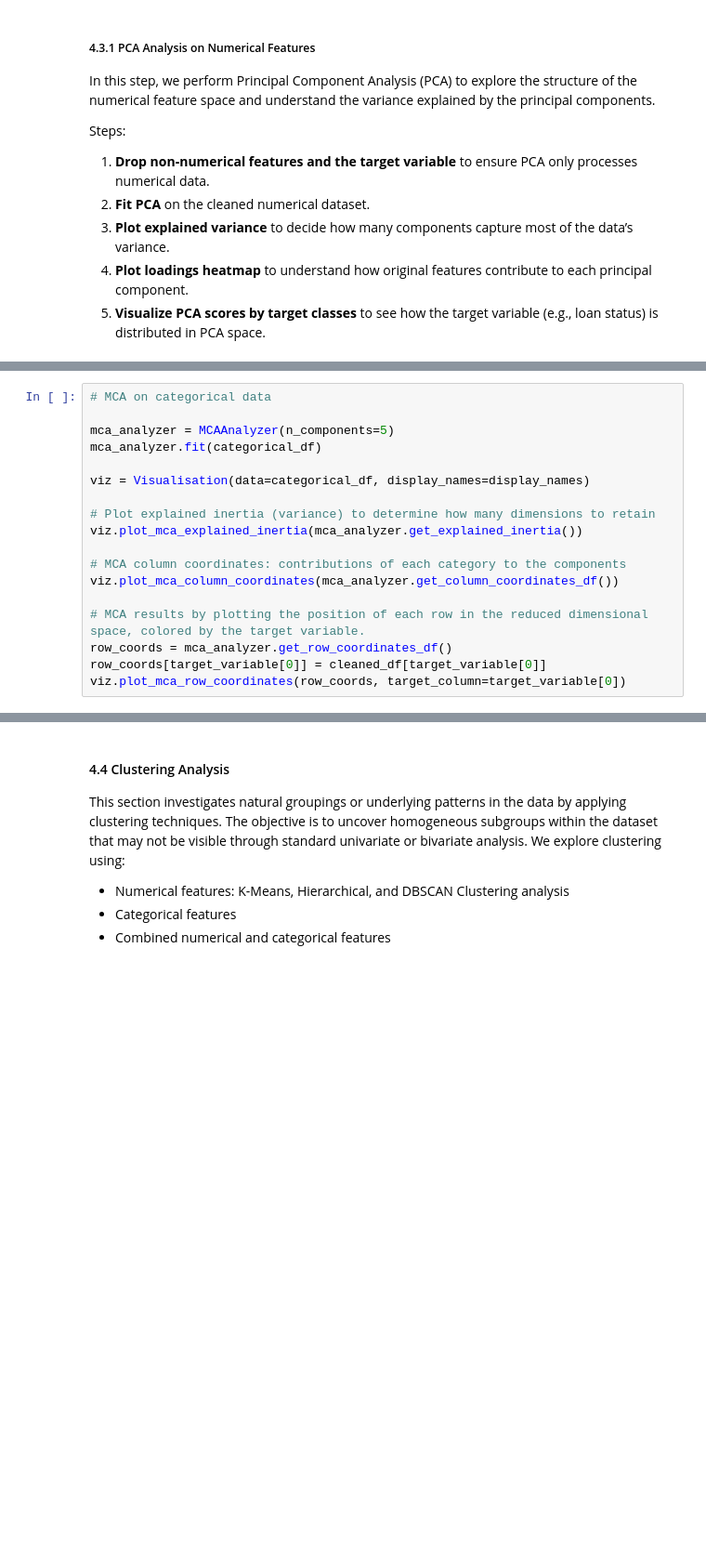
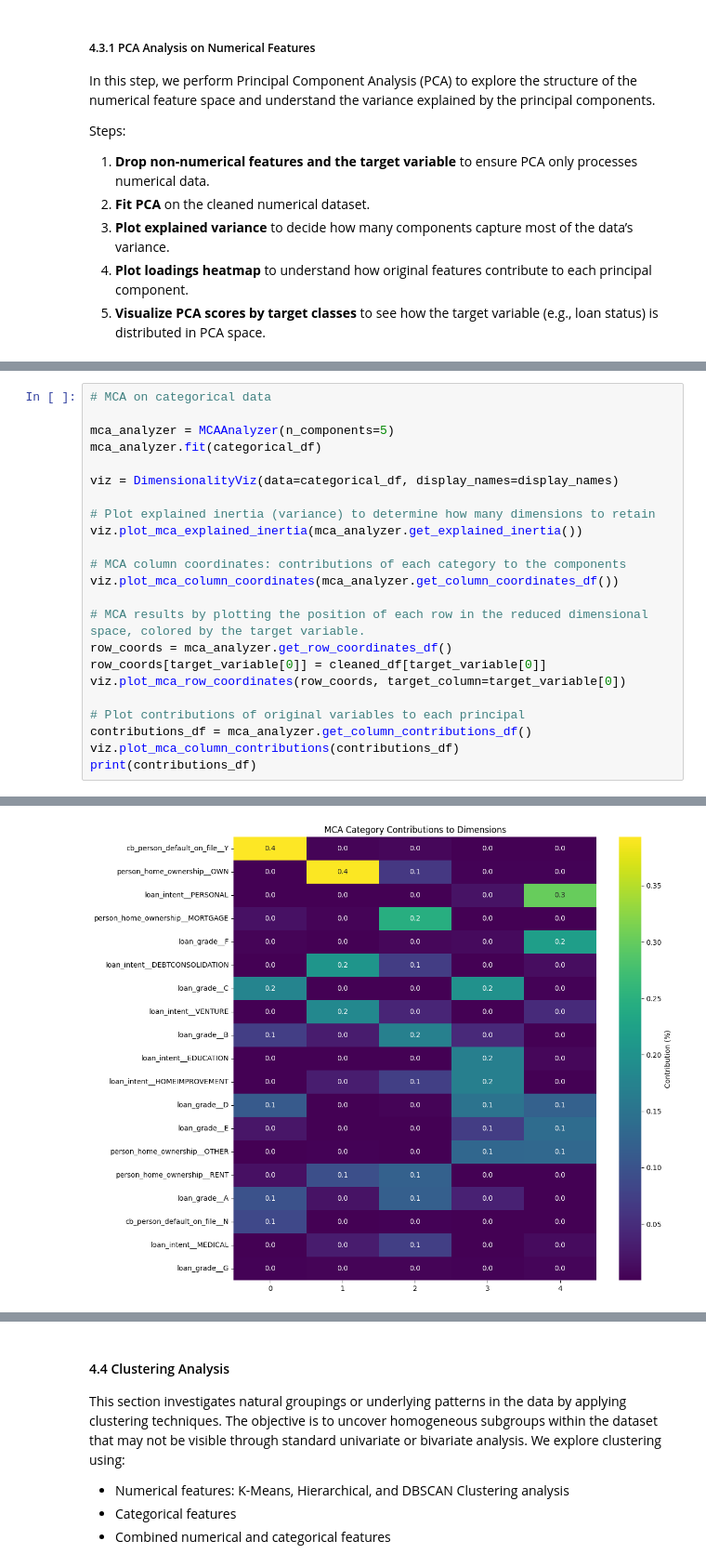
Before and after one commit to soleimanihamed/Daanish, a Jupyter notebook: projects/probability_of_default/main.ipynb, the cells around one changed output, grey strips where cells are left out. Shown at 93% size. Drawn from its saved outputs; the diff is of its cells as text; blank space fills up the shorter version.

Commit message:
famd dimensionality for mixed variable added

```diff
--- a/projects/probability_of_default/main.ipynb
+++ b/projects/probability_of_default/main.ipynb
@@ -596,22 +599,28 @@ Steps:
 # %%
 # MCA on categorical data
 
 mca_analyzer = MCAAnalyzer(n_components=5)
 mca_analyzer.fit(categorical_df)
 
-viz = Visualisation(data=categorical_df, display_names=display_names)
+viz = DimensionalityViz(data=categorical_df, display_names=display_names)
 
 # Plot explained inertia (variance) to determine how many dimensions to retain
 viz.plot_mca_explained_inertia(mca_analyzer.get_explained_inertia())
 
 # MCA column coordinates: contributions of each category to the components
 viz.plot_mca_column_coordinates(mca_analyzer.get_column_coordinates_df())
 
 # MCA results by plotting the position of each row in the reduced dimensional space, colored by the target variable.
 row_coords = mca_analyzer.get_row_coordinates_df()
 row_coords[target_variable[0]] = cleaned_df[target_variable[0]]
 viz.plot_mca_row_coordinates(row_coords, target_column=target_variable[0])
+
+# Plot contributions of original variables to each principal
+contributions_df = mca_analyzer.get_column_contributions_df()
+viz.plot_mca_column_contributions(contributions_df)
+print(contributions_df)
 # %% [output]
 [figure]
 [figure]
 [figure]
+[figure, added]
```
Also changed, not shown: parts of 14 cells of this notebook, 7 other files.
